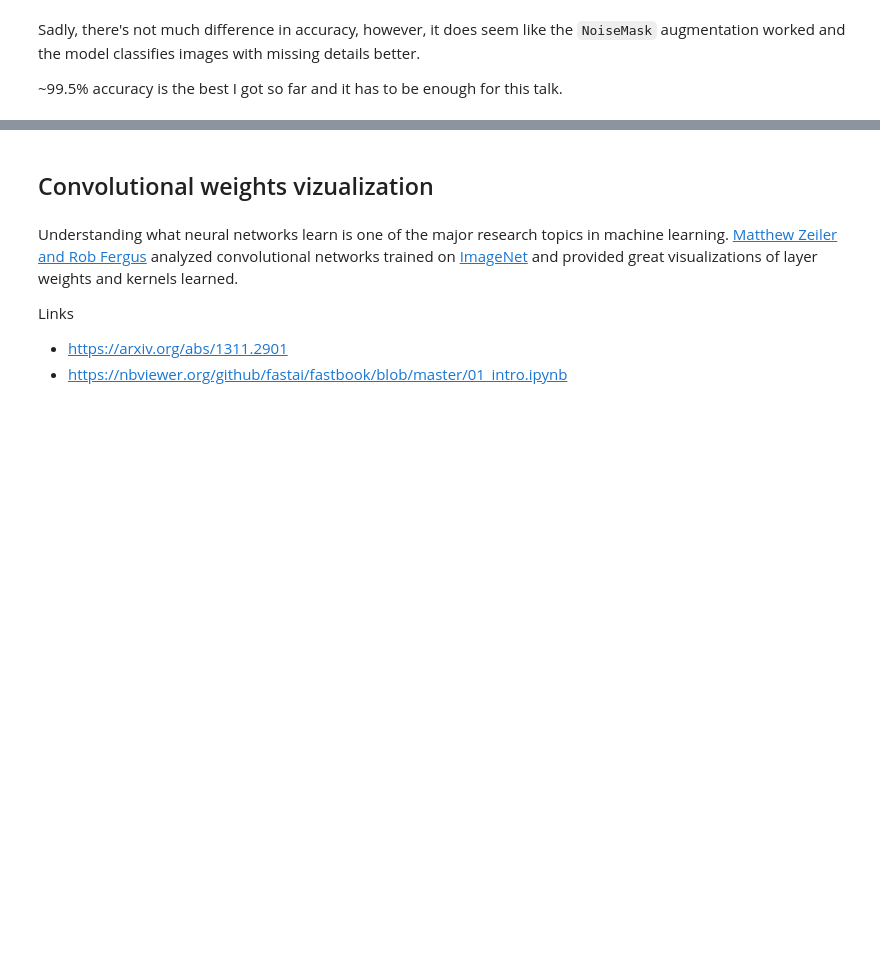
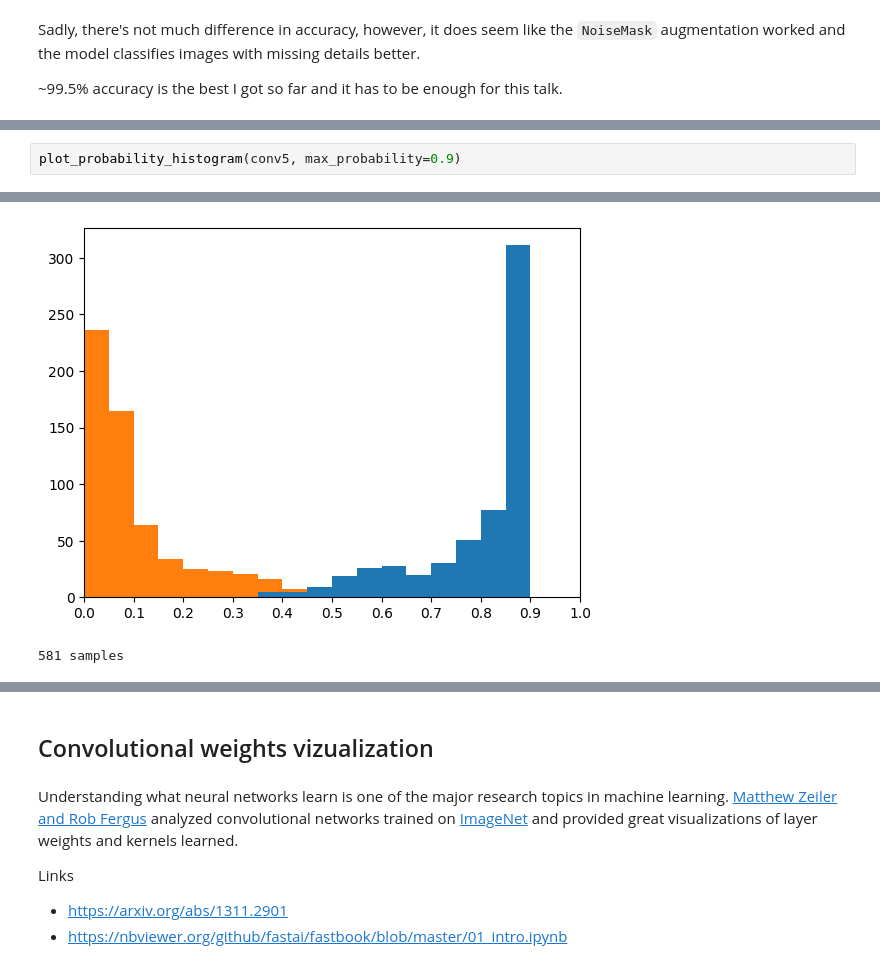
Before and after one commit to mskrajnowski/2023-machine-learning-talk, a Jupyter notebook: talks/02_vision.ipynb, the cells around one changed output, grey strips where cells are left out. Cells and saved outputs as stored; diff of their text form; blank space fills up the shorter version.

```diff
--- a/talks/02_vision.ipynb
+++ b/talks/02_vision.ipynb
@@ -1287,0 +1414,3 @@ Sadly, there's not much difference in accuracy, however, it does seem like the `
+# %%
+plot_probability_histogram(conv5, max_probability=0.9)
+# %% [output]
@@ -1287,0 +1418,2 @@ Sadly, there's not much difference in accuracy, however, it does seem like the `
+[figure, added]
+581 samples
```
Also changed, not shown: parts of 62 cells of this notebook, 1 other file.
